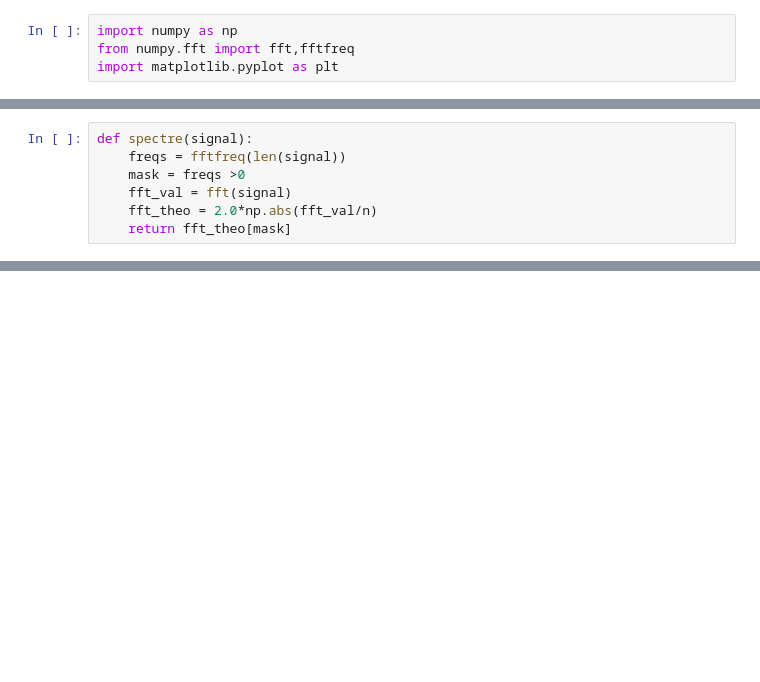
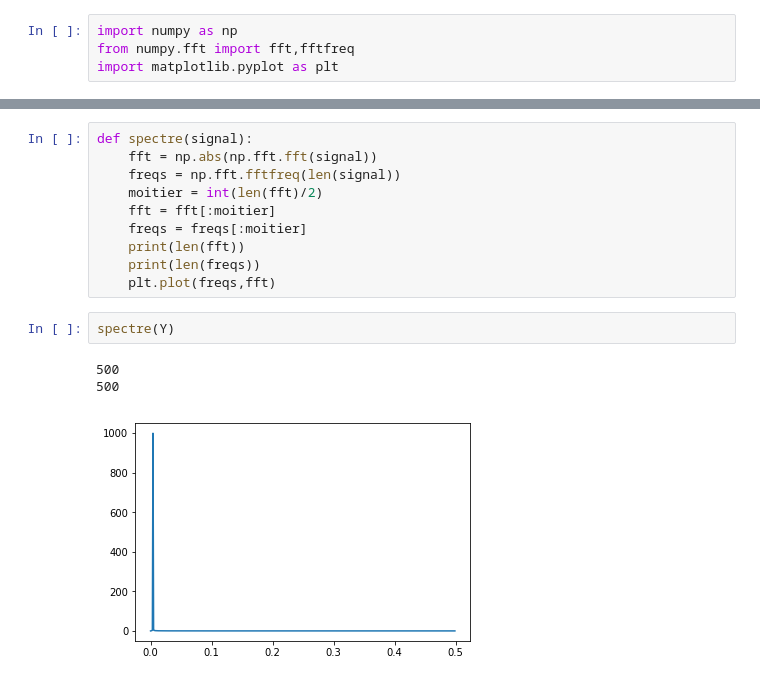
Before and after one commit to nbuton/PLDAC, a Jupyter notebook: eye_close_or_open/test_fourier_transform.ipynb, the cells around one changed output, grey strips where cells are left out. Saved outputs shown, nothing was run; the diff lists cells and outputs as text; blank space fills up the shorter version.

```diff
--- a/eye_close_or_open/test_fourier_transform.ipynb
+++ b/eye_close_or_open/test_fourier_transform.ipynb
@@ -15,8 +16 @@ plt.plot(X,Y)
-# %%
-def spectre(signal):
-    freqs = fftfreq(len(signal))
-    mask = freqs >0
-    fft_val = fft(signal)
-    fft_theo = 2.0*np.abs(fft_val/n)
-    return fft_theo[mask]
 # %%
@@ -26,0 +27,16 @@ plt.plot(spectre(Y))
+# %%
+def spectre(signal):
+    fft = np.abs(np.fft.fft(signal))
+    freqs = np.fft.fftfreq(len(signal))
+    moitier = int(len(fft)/2)
+    fft = fft[:moitier]
+    freqs = freqs[:moitier]
+    print(len(fft))
+    print(len(freqs))
+    plt.plot(freqs,fft)
+# %%
+spectre(Y)
+# %% [output]
+500
+500
+[figure, added]
```
Also changed, not shown: parts of 4 cells of this notebook, 29 other files.
